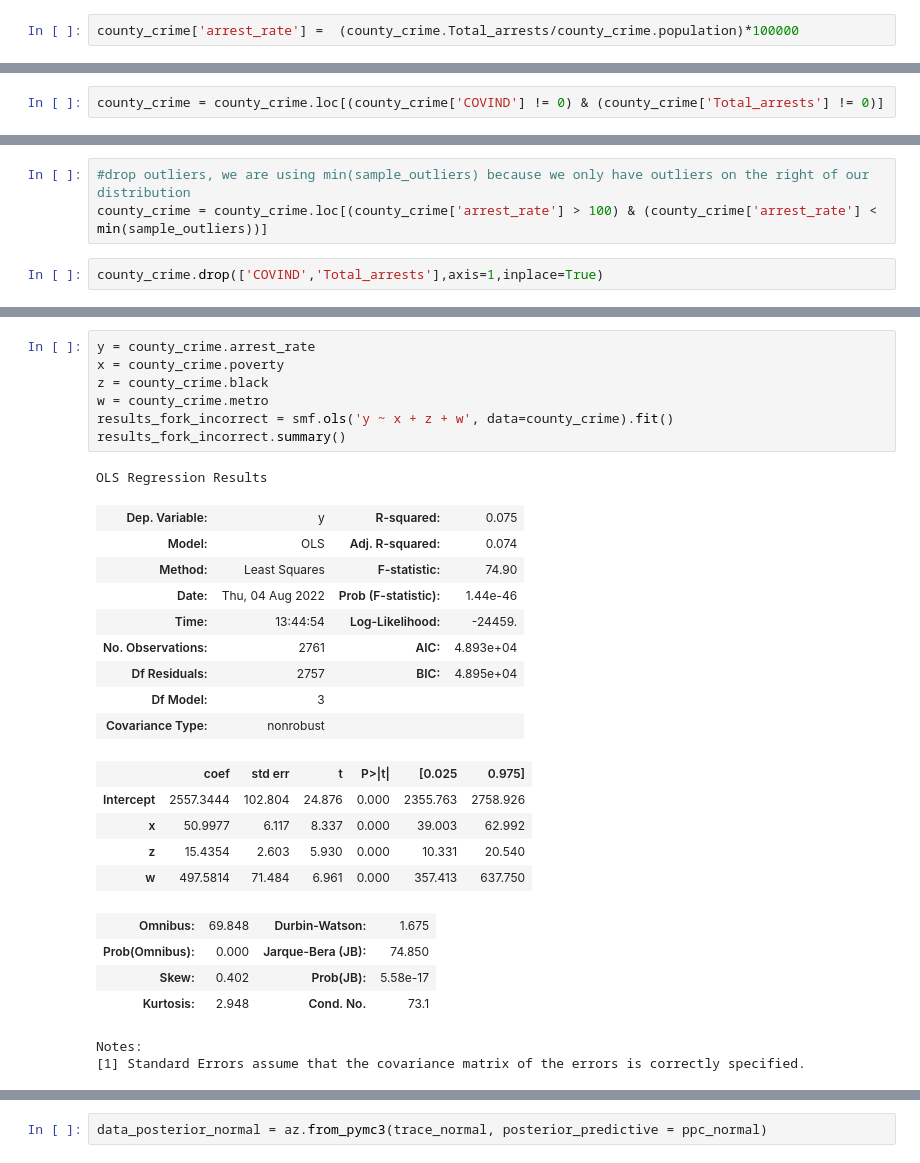
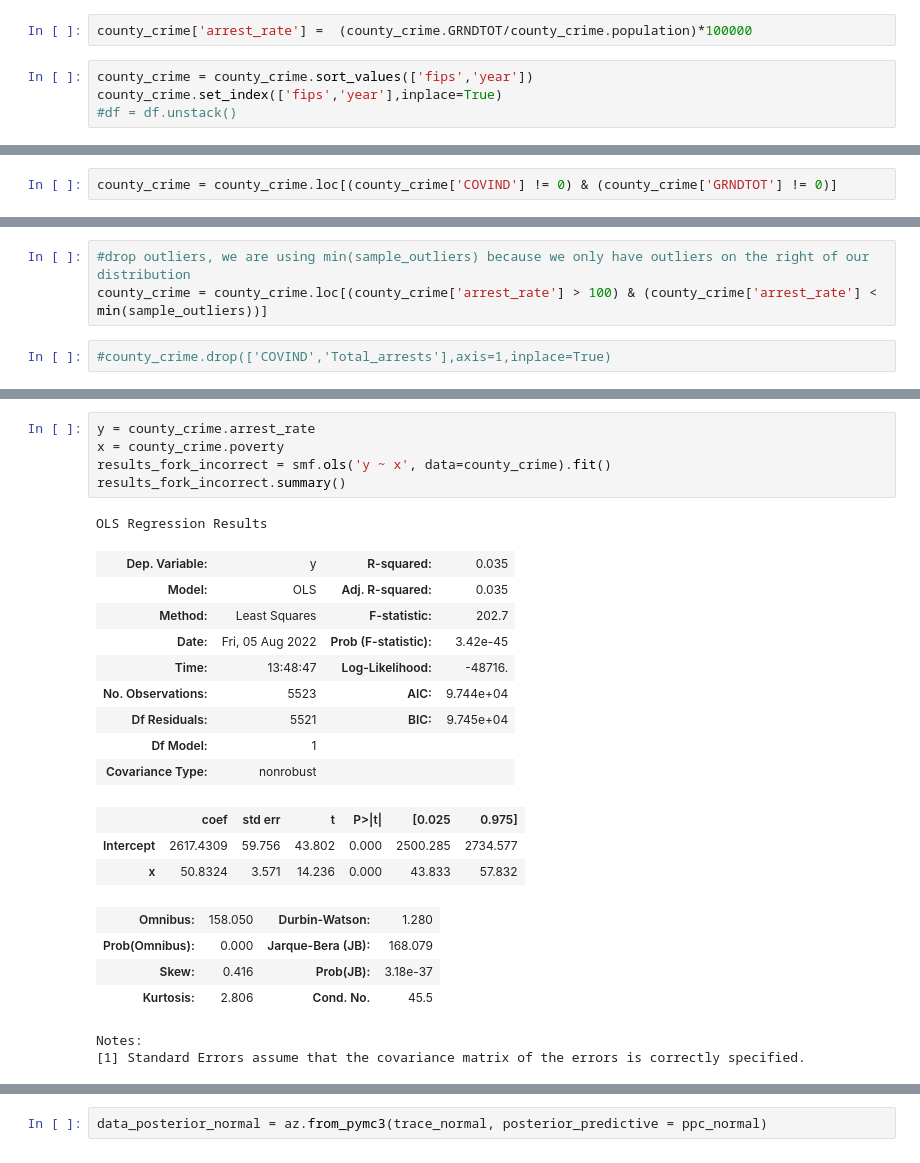
Before and after one commit to TiSEM/Datascience22, a Jupyter notebook: assignment_notebook.ipynb, the cells around one changed output, grey strips where cells are left out. Cells and saved outputs as stored; diff of their text form.

```diff
--- a/assignment_notebook.ipynb
+++ b/assignment_notebook.ipynb
@@ -180,7 +231,11 @@ county_crime.rename({'pop2010':'population','metro_2013':'metro','GRNDTOT':'Tota
 Arrest rate – An arrest rate describes the number of arrests made by law enforcement agencies per
 100,000 total population. An arrest rate is calculated by dividing the number of reported arrests by the desired population. The result is multiplied by 100,000. We will use this variable as our dependent variable and proxy variable for crime rate.
 # %%
-county_crime['arrest_rate'] =  (county_crime.Total_arrests/county_crime.population)*100000
+county_crime['arrest_rate'] =  (county_crime.GRNDTOT/county_crime.population)*100000
+# %%
+county_crime = county_crime.sort_values(['fips','year'])
+county_crime.set_index(['fips','year'],inplace=True)
+#df = df.unstack()
 # %%
 county_crime.head()
 # %% [output]
@@ -259,4 +303,4 @@ Besides missing values, the official FBI documentation also noted that:No arrest
 
 ![image.png](attachment:4d0423e5-90de-4fda-a9e0-c13e95df1c97.png)
 # %%
-county_crime = county_crime.loc[(county_crime['COVIND'] != 0) & (county_crime['Total_arrests'] != 0)]
+county_crime = county_crime.loc[(county_crime['COVIND'] != 0) & (county_crime['GRNDTOT'] != 0)]
@@ -283,5 +339,5 @@ Outliers from IQR method:  [8860.71629668811, 8885.29886914378, 8892.56852453553
 #drop outliers, we are using min(sample_outliers) because we only have outliers on the right of our distribution
 county_crime = county_crime.loc[(county_crime['arrest_rate'] > 100) & (county_crime['arrest_rate'] < min(sample_outliers))]
 # %%
-county_crime.drop(['COVIND','Total_arrests'],axis=1,inplace=True)
+#county_crime.drop(['COVIND','Total_arrests'],axis=1,inplace=True)
 # %%
@@ -311,30 +376,26 @@ plt.show()
 # %%
 y = county_crime.arrest_rate
 x = county_crime.poverty
-z = county_crime.black
-w = county_crime.metro
-results_fork_incorrect = smf.ols('y ~ x + z + w', data=county_crime).fit()
+results_fork_incorrect = smf.ols('y ~ x', data=county_crime).fit()
 results_fork_incorrect.summary()
 # %% [output]
 OLS Regression Results
-| Dep. Variable: | y | R-squared: | 0.075 |
-| Model: | OLS | Adj. R-squared: | 0.074 |
-| Method: | Least Squares | F-statistic: | 74.90 |
-| Date: | Thu, 04 Aug 2022 | Prob (F-statistic): | 1.44e-46 |
-| Time: | 13:44:54 | Log-Likelihood: | -24459. |
-| No. Observations: | 2761 | AIC: | 4.893e+04 |
-| Df Residuals: | 2757 | BIC: | 4.895e+04 |
-| Df Model: | 3 |  |  |
+| Dep. Variable: | y | R-squared: | 0.035 |
+| Model: | OLS | Adj. R-squared: | 0.035 |
+| Method: | Least Squares | F-statistic: | 202.7 |
+| Date: | Fri, 05 Aug 2022 | Prob (F-statistic): | 3.42e-45 |
+| Time: | 13:48:47 | Log-Likelihood: | -48716. |
+| No. Observations: | 5523 | AIC: | 9.744e+04 |
+| Df Residuals: | 5521 | BIC: | 9.745e+04 |
+| Df Model: | 1 |  |  |
 | Covariance Type: | nonrobust |  |  |
 |  | coef | std err | t | P>|t| | [0.025 | 0.975] |
-| Intercept | 2557.3444 | 102.804 | 24.876 | 0.000 | 2355.763 | 2758.926 |
-| x | 50.9977 | 6.117 | 8.337 | 0.000 | 39.003 | 62.992 |
-| z | 15.4354 | 2.603 | 5.930 | 0.000 | 10.331 | 20.540 |
-| w | 497.5814 | 71.484 | 6.961 | 0.000 | 357.413 | 637.750 |
+| Intercept | 2617.4309 | 59.756 | 43.802 | 0.000 | 2500.285 | 2734.577 |
+| x | 50.8324 | 3.571 | 14.236 | 0.000 | 43.833 | 57.832 |
-| Omnibus: | 69.848 | Durbin-Watson: | 1.675 |
-| Prob(Omnibus): | 0.000 | Jarque-Bera (JB): | 74.850 |
-| Skew: | 0.402 | Prob(JB): | 5.58e-17 |
-| Kurtosis: | 2.948 | Cond. No. | 73.1 |
+| Omnibus: | 158.050 | Durbin-Watson: | 1.280 |
+| Prob(Omnibus): | 0.000 | Jarque-Bera (JB): | 168.079 |
+| Skew: | 0.416 | Prob(JB): | 3.18e-37 |
+| Kurtosis: | 2.806 | Cond. No. | 45.5 |
 Notes:
 [1] Standard Errors assume that the covariance matrix of the errors is correctly specified.
 # %%
```
Also changed, not shown: parts of 37 cells of this notebook.
